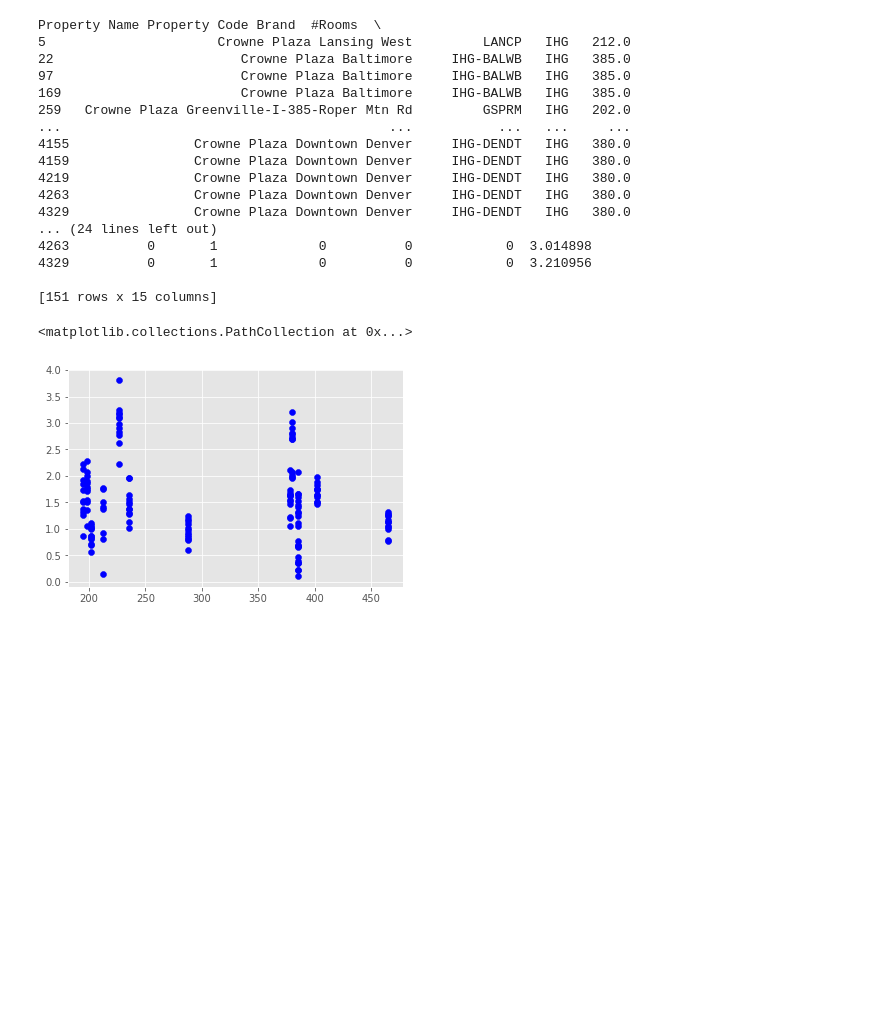
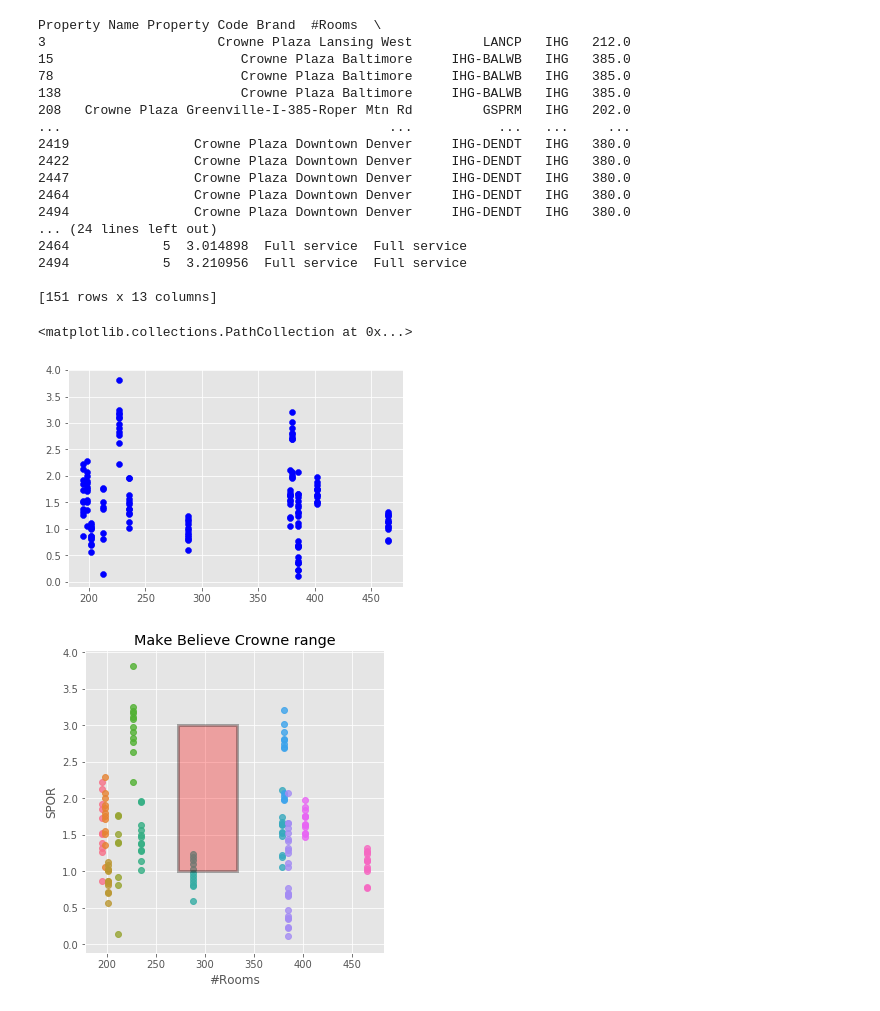
Before and after one commit to allisonhenge/Impulse-Spending, a Jupyter notebook: notebooks/capstone3.ipynb, the cells around one changed output. Drawn from its saved outputs; the diff is of its cells as text; code cells hidden in the pictures; blank space fills up the shorter version.

```diff
--- a/notebooks/capstone3.ipynb
+++ b/notebooks/capstone3.ipynb
@@ -30,29 +34,42 @@ comparision_df
 # %%
 #crowne plaza SPOR plot
-crowne_mask = test_hotels['Flag'] == 'Crowne Plaza'
-crowne_df = test_hotels[crowne_mask]
+crowne_mask = comparision_df['Flag'] == 'Crowne Plaza'
+crowne_df = comparision_df[crowne_mask]
 print(crowne_df)
 x = crowne_df['#Rooms']
 y1 = crowne_df['SPOR']
+# y2 = crowne_df['Room Subset']
 plt.scatter(x, y1, color = 'b')
 # plt.savefig('../images/crowne_SPOR.png')
 # %% [output]
 Property Name Property Code Brand  #Rooms  \
-5                      Crowne Plaza Lansing West         LANCP   IHG   212.0
-22                        Crowne Plaza Baltimore     IHG-BALWB   IHG   385.0
-97                        Crowne Plaza Baltimore     IHG-BALWB   IHG   385.0
-169                       Crowne Plaza Baltimore     IHG-BALWB   IHG   385.0
-259   Crowne Plaza Greenville-I-385-Roper Mtn Rd         GSPRM   IHG   202.0
+3                      Crowne Plaza Lansing West         LANCP   IHG   212.0
+15                        Crowne Plaza Baltimore     IHG-BALWB   IHG   385.0
+78                        Crowne Plaza Baltimore     IHG-BALWB   IHG   385.0
+138                       Crowne Plaza Baltimore     IHG-BALWB   IHG   385.0
+208   Crowne Plaza Greenville-I-385-Roper Mtn Rd         GSPRM   IHG   202.0
 ...                                          ...           ...   ...     ...
-4155                Crowne Plaza Downtown Denver     IHG-DENDT   IHG   380.0
-4159                Crowne Plaza Downtown Denver     IHG-DENDT   IHG   380.0
-4219                Crowne Plaza Downtown Denver     IHG-DENDT   IHG   380.0
-4263                Crowne Plaza Downtown Denver     IHG-DENDT   IHG   380.0
-4329                Crowne Plaza Downtown Denver     IHG-DENDT   IHG   380.0
+2419                Crowne Plaza Downtown Denver     IHG-DENDT   IHG   380.0
+2422                Crowne Plaza Downtown Denver     IHG-DENDT   IHG   380.0
+2447                Crowne Plaza Downtown Denver     IHG-DENDT   IHG   380.0
+2464                Crowne Plaza Downtown Denver     IHG-DENDT   IHG   380.0
+2494                Crowne Plaza Downtown Denver     IHG-DENDT   IHG   380.0
 ... (24 lines left out)
-4263          0       1             0          0            0  3.014898
-4329          0       1             0          0            0  3.210956
+2464            5  3.014898  Full service  Full service
+2494            5  3.210956  Full service  Full service
 
-[151 rows x 15 columns]
+[151 rows x 13 columns]
 <matplotlib.collections.PathCollection at 0x...>
 [figure]
+# %%
+
+fig = sns.lmplot( x="#Rooms", y="SPOR", data=crowne_df, fit_reg=False, hue='#Rooms', legend=False)
+fig.axes[0, 0].add_patch(patches.Rectangle((273, 1), 60, 2, alpha=0.3, facecolor='red', edgecolor='black', linewidth=3, linestyle='solid'))
+
+# Move the legend to an empty part of the plot
+# plt.legend(loc='lower right')
+fig.set(title = 'Make Believe Crowne range')
+# sns.plt.show()
+fig.savefig('../images/make_believe.png')
+# %% [output]
+[figure, added]
```
Also changed, not shown: parts of 7 cells of this notebook, 37 other files.
